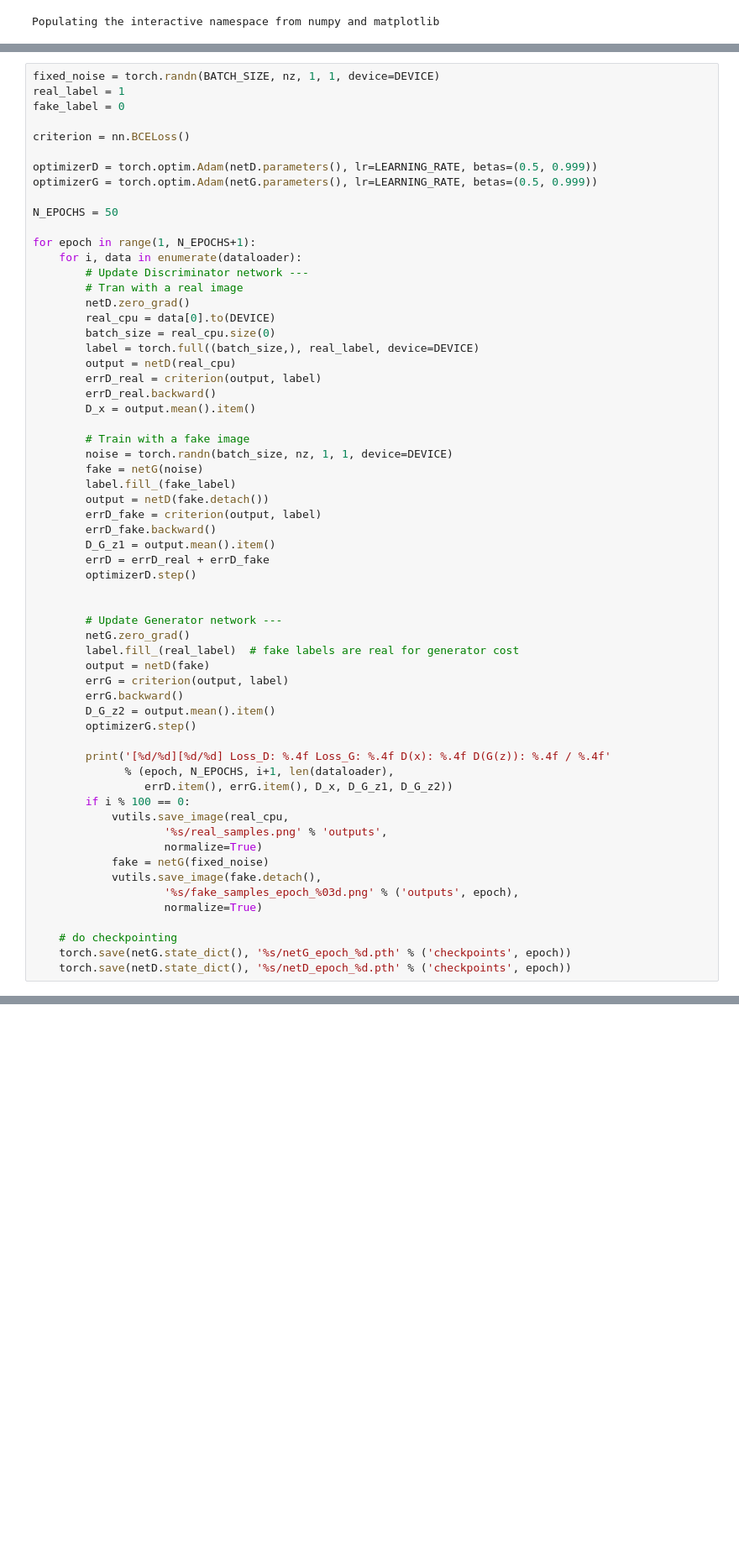
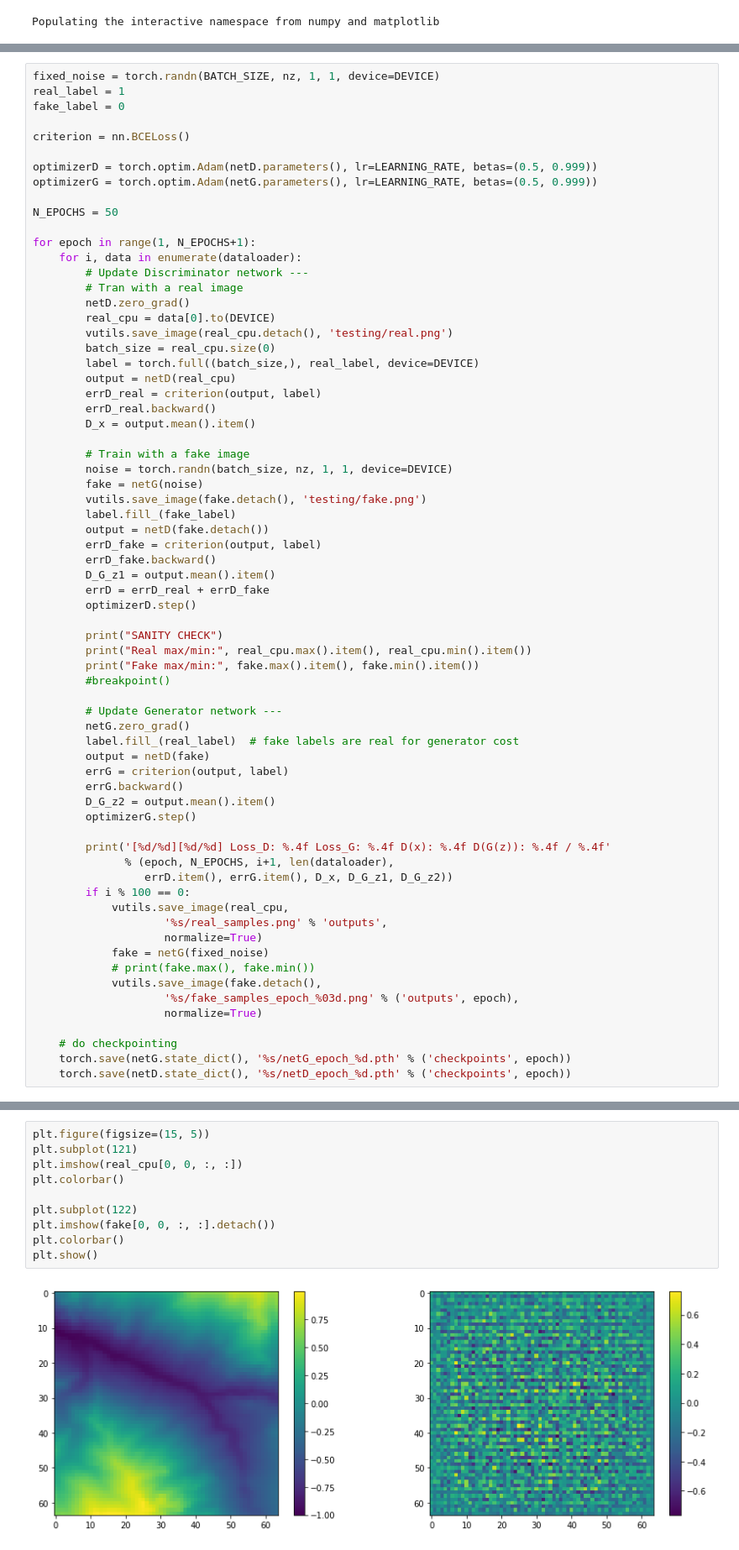
Before and after one commit to najarvis/CSE470-HeightmapGenerator, a Jupyter notebook: Heightmap Generator.ipynb, the cells around one changed output, grey strips where cells are left out. Shown: that part at 84% size. Saved outputs shown, nothing was run; the diff lists cells and outputs as text; blank space fills up the shorter version.

```diff
--- a/Heightmap Generator.ipynb
+++ b/Heightmap Generator.ipynb
@@ -236,6 +253,7 @@ for epoch in range(1, N_EPOCHS+1):
         # Tran with a real image
         netD.zero_grad()
         real_cpu = data[0].to(DEVICE)
+        vutils.save_image(real_cpu.detach(), 'testing/real.png')
         batch_size = real_cpu.size(0)
         label = torch.full((batch_size,), real_label, device=DEVICE)
         output = netD(real_cpu)
@@ -246,6 +264,7 @@ for epoch in range(1, N_EPOCHS+1):
         # Train with a fake image
         noise = torch.randn(batch_size, nz, 1, 1, device=DEVICE)
         fake = netG(noise)
+        vutils.save_image(fake.detach(), 'testing/fake.png')
         label.fill_(fake_label)
         output = netD(fake.detach())
         errD_fake = criterion(output, label)
@@ -254,6 +273,10 @@ for epoch in range(1, N_EPOCHS+1):
         errD = errD_real + errD_fake
         optimizerD.step()
 
+        print("SANITY CHECK")
+        print("Real max/min:", real_cpu.max().item(), real_cpu.min().item())
+        print("Fake max/min:", fake.max().item(), fake.min().item())
+        #breakpoint()
 
         # Update Generator network ---
         netG.zero_grad()
@@ -272,6 +295,7 @@ for epoch in range(1, N_EPOCHS+1):
                     '%s/real_samples.png' % 'outputs',
                     normalize=True)
             fake = netG(fixed_noise)
+            # print(fake.max(), fake.min())
             vutils.save_image(fake.detach(),
                     '%s/fake_samples_epoch_%03d.png' % ('outputs', epoch),
                     normalize=True)
@@ -311,3 +327,15 @@ output.mean().item()
+# %%
+plt.figure(figsize=(15, 5))
+plt.subplot(121)
+plt.imshow(real_cpu[0, 0, :, :])
+plt.colorbar()
+
+plt.subplot(122)
+plt.imshow(fake[0, 0, :, :].detach())
+plt.colorbar()
+plt.show()
+# %% [output]
+[figure, added]
 # %%
 num_images = 49
 ncols = int(num_images ** 0.5)
```
Also changed, not shown: parts of 6 cells of this notebook.
